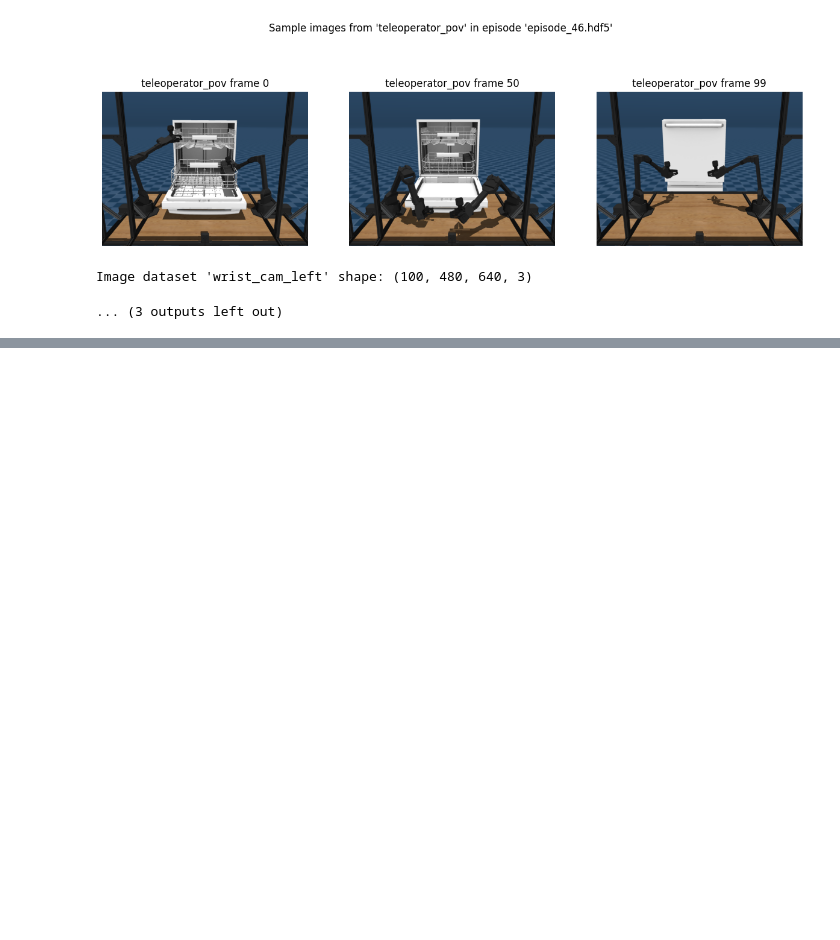
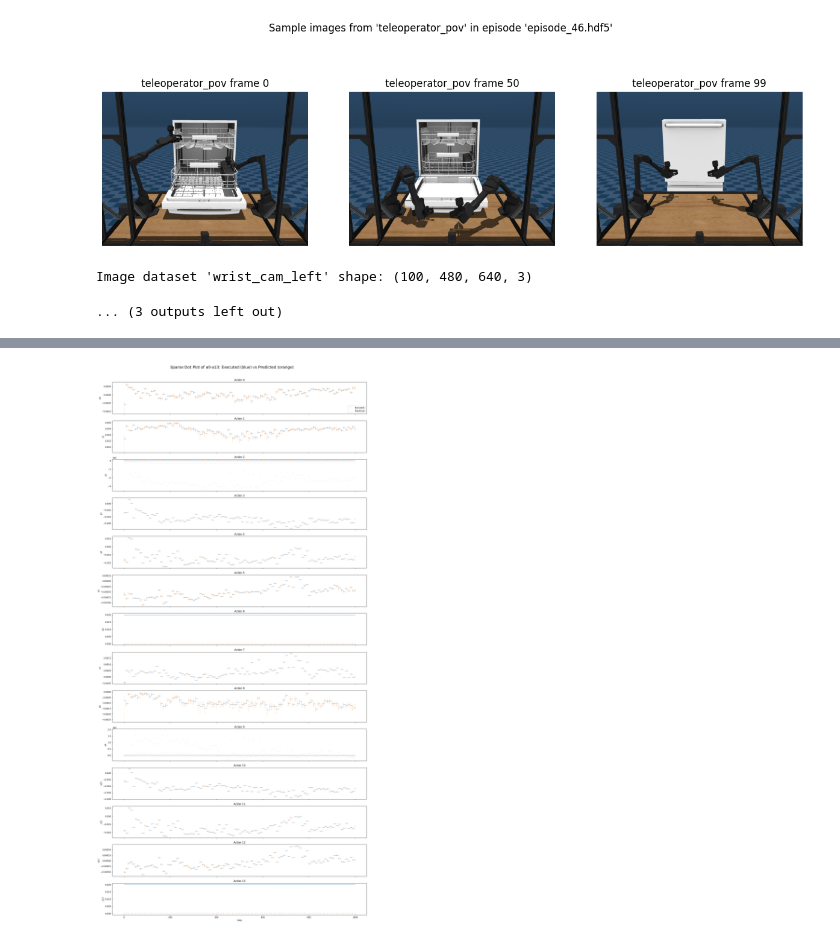
Before and after one commit to wayne-xyz/Dualsense-ALOHA, a Jupyter notebook: controllers/data_preview.ipynb, the cells around one changed output, grey strips where cells are left out. Saved outputs shown, nothing was run; the diff lists cells and outputs as text; code cells hidden in the pictures; blank space fills up the shorter version.

```diff
--- a/controllers/data_preview.ipynb
+++ b/controllers/data_preview.ipynb
@@ -287,0 +345,17 @@ Image dataset 'wrist_cam_left' shape: (100, 480, 640, 3)
+# %%
+import pandas as pd
+
+# Two CSV files: executed actions and policy predictions actions
+csv_ext = "demonstration/infer-data/executed_actions_20250906_143649_pqi10_zg3_tw10.csv"
+csv_pred = "demonstration/infer-data/policy_preds_20250906_143649_pqi10_zg3_tw10.csv"
+
+# Read the CSVs
+df_ext = pd.read_csv(csv_ext)
+df_pred = pd.read_csv(csv_pred)
+
+# Print the column names of each CSV
+print("Executed Actions CSV columns:")
+print(df_ext.columns.tolist())
+
+print("\nPolicy Predictions Actions CSV columns:")
+print(df_pred.columns.tolist())
@@ -287,0 +368,40 @@ Image dataset 'wrist_cam_left' shape: (100, 480, 640, 3)
+# %%
+import matplotlib.pyplot as plt
+import pandas as pd
+
+def plot_sparse_actions_from_csvs(csv_ext, csv_pred):
+    """
+    Plot sparse dot plots for a0 to a13 from two CSVs (executed and predicted actions).
+    X-axis is step, y-axis is a{i}. Executed and predicted are shown in different colors.
+    Each row shows one action's plot (14 rows, 1 column).
+    """
+    # Read CSVs
+    df_ext = pd.read_csv(csv_ext)
+    df_pred = pd.read_csv(csv_pred)
+
+    fig, axes = plt.subplots(14, 1, figsize=(18, 36), sharex=True)
+    if not isinstance(axes, np.ndarray):
+        axes = [axes]
+
+    for i in range(14):
+        ax = axes[i]
+        col = f'a{i}'
+        # Only plot if both CSVs have the column
+        if col in df_ext.columns and col in df_pred.columns:
+            ax.plot(df_ext['step'], df_ext[col], '.', alpha=0.3, color='C0', markersize=2, label='Executed')
+            ax.plot(df_pred['step'], df_pred[col], '.', alpha=0.3, color='C1', markersize=2, label='Predicted')
+        ax.set_ylabel(col)
+        ax.set_title(f'Action {i}')
+        if i == 0:
+            ax.legend()
+    axes[-1].set_xlabel('Step')
+    plt.tight_layout()
+    plt.suptitle("Sparse Dot Plot of a0-a13: Executed (blue) vs Predicted (orange)", y=1.02, fontsize=18)
+    plt.show()
+
+# Example usage:
+csv_ext = "demonstration/infer-data/executed_actions_20250906_162726_pqi10_zg10_tw15.csv"
+csv_pred = "demonstration/infer-data/policy_preds_20250906_162726_pqi10_zg10_tw15.csv"
+plot_sparse_actions_from_csvs(csv_ext, csv_pred)
+# %% [output]
+[figure, added]
```
Also changed, not shown: parts of 4 cells of this notebook, 15 other files.
